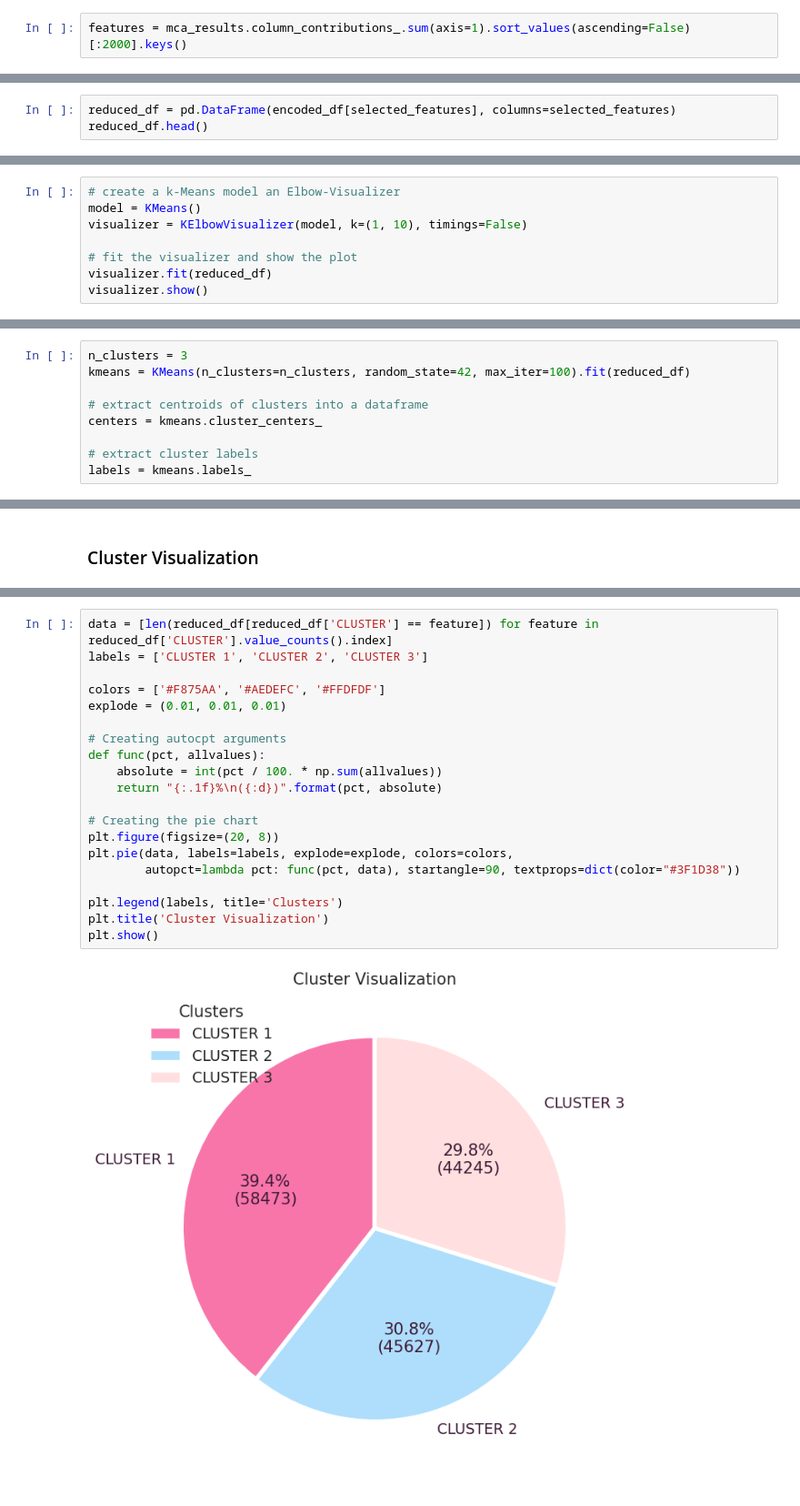
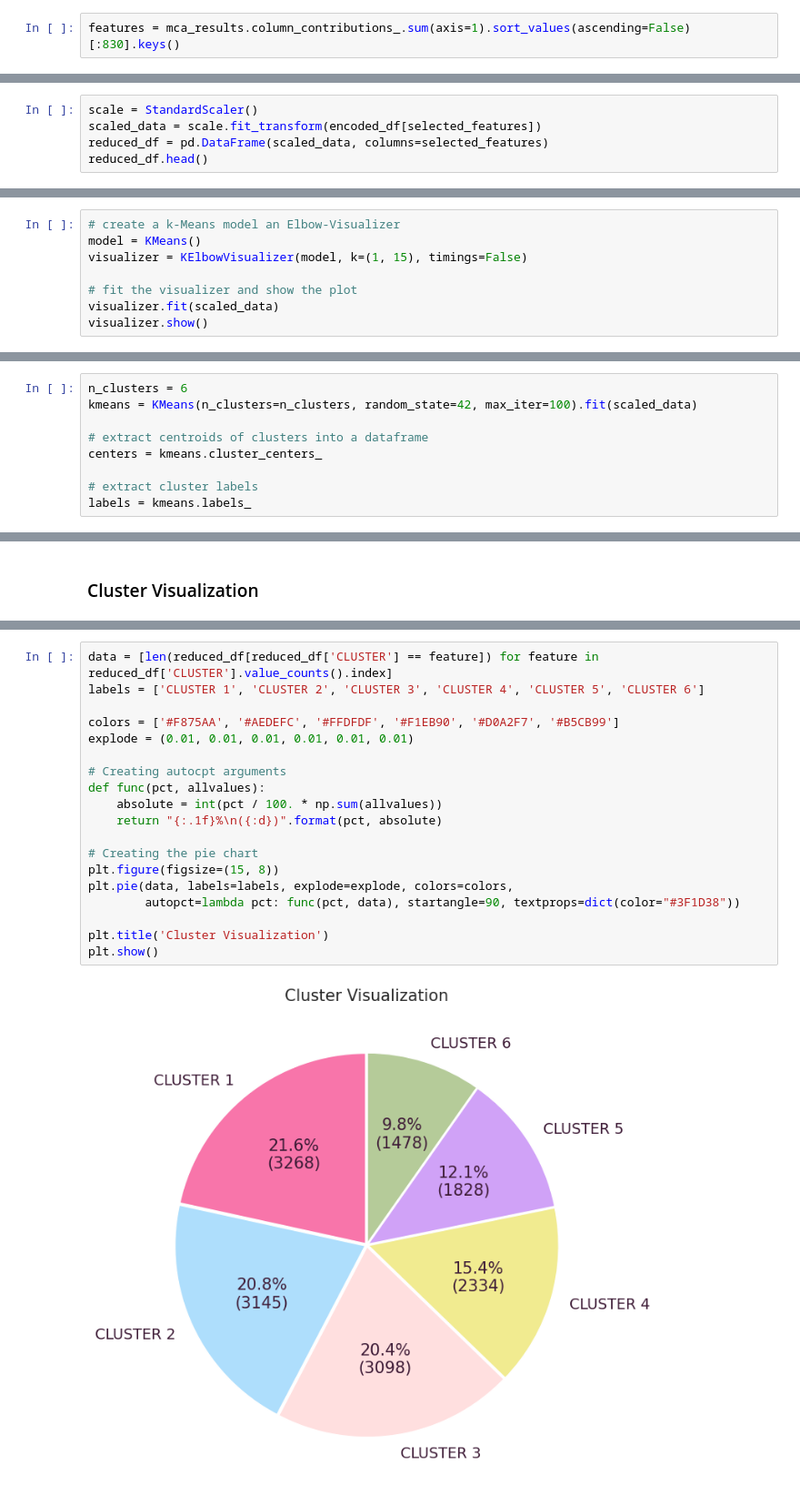
Before and after one commit to fatimagulomova/iu-projects, a Jupyter notebook: DLBDSMLUSL/task-2-policy-equity.ipynb, the cells around one changed output, grey strips where cells are left out. Shown at 91% size. Drawn from its saved outputs; the diff is of its cells as text.

```diff
--- a/DLBDSMLUSL/task-2-policy-equity.ipynb
+++ b/DLBDSMLUSL/task-2-policy-equity.ipynb
@@ -820,5 +801,5 @@ mca_results.eigenvalues_summary
 # %%
-features = mca_results.column_contributions_.sum(axis=1).sort_values(ascending=False)[:2000].keys()
+features = mca_results.column_contributions_.sum(axis=1).sort_values(ascending=False)[:830].keys()
 # %%
 selected_features = []
 
@@ -840,4 +815,6 @@ selected_features
 # %%
-reduced_df = pd.DataFrame(encoded_df[selected_features], columns=selected_features)
+scale = StandardScaler()
+scaled_data = scale.fit_transform(encoded_df[selected_features])
+reduced_df = pd.DataFrame(scaled_data, columns=selected_features)
 reduced_df.head()
 # %% [output]
@@ -854,9 +831,9 @@ reduced_df.head()
 # %%
 # create a k-Means model an Elbow-Visualizer
 model = KMeans()
-visualizer = KElbowVisualizer(model, k=(1, 10), timings=False)
+visualizer = KElbowVisualizer(model, k=(1, 15), timings=False)
 
 # fit the visualizer and show the plot
-visualizer.fit(reduced_df)
+visualizer.fit(scaled_data)
 visualizer.show()
 # %% [output]
@@ -865,8 +842,8 @@ visualizer.show()
 # %% [markdown]
 ### K-means clustering
 # %%
-n_clusters = 3
-kmeans = KMeans(n_clusters=n_clusters, random_state=42, max_iter=100).fit(reduced_df)
+n_clusters = 6
+kmeans = KMeans(n_clusters=n_clusters, random_state=42, max_iter=100).fit(scaled_data)
 
 # extract centroids of clusters into a dataframe
 centers = kmeans.cluster_centers_
@@ -991,22 +973,21 @@ plt.show()
 # %%
 data = [len(reduced_df[reduced_df['CLUSTER'] == feature]) for feature in reduced_df['CLUSTER'].value_counts().index]
-labels = ['CLUSTER 1', 'CLUSTER 2', 'CLUSTER 3']
+labels = ['CLUSTER 1', 'CLUSTER 2', 'CLUSTER 3', 'CLUSTER 4', 'CLUSTER 5', 'CLUSTER 6']
 
-colors = ['#F875AA', '#AEDEFC', '#FFDFDF']
-explode = (0.01, 0.01, 0.01)
+colors = ['#F875AA', '#AEDEFC', '#FFDFDF', '#F1EB90', '#D0A2F7', '#B5CB99']
+explode = (0.01, 0.01, 0.01, 0.01, 0.01, 0.01)
 
 # Creating autocpt arguments
 def func(pct, allvalues):
     absolute = int(pct / 100. * np.sum(allvalues))
     return "{:.1f}%\n({:d})".format(pct, absolute)
 
 # Creating the pie chart
-plt.figure(figsize=(20, 8))
+plt.figure(figsize=(15, 8))
 plt.pie(data, labels=labels, explode=explode, colors=colors,
         autopct=lambda pct: func(pct, data), startangle=90, textprops=dict(color="#3F1D38"))
 
-plt.legend(labels, title='Clusters')
 plt.title('Cluster Visualization')
 plt.show()
 # %% [output]
-[figure, old version]
+[figure, new version]
```
Also changed, not shown: parts of 56 cells of this notebook.
